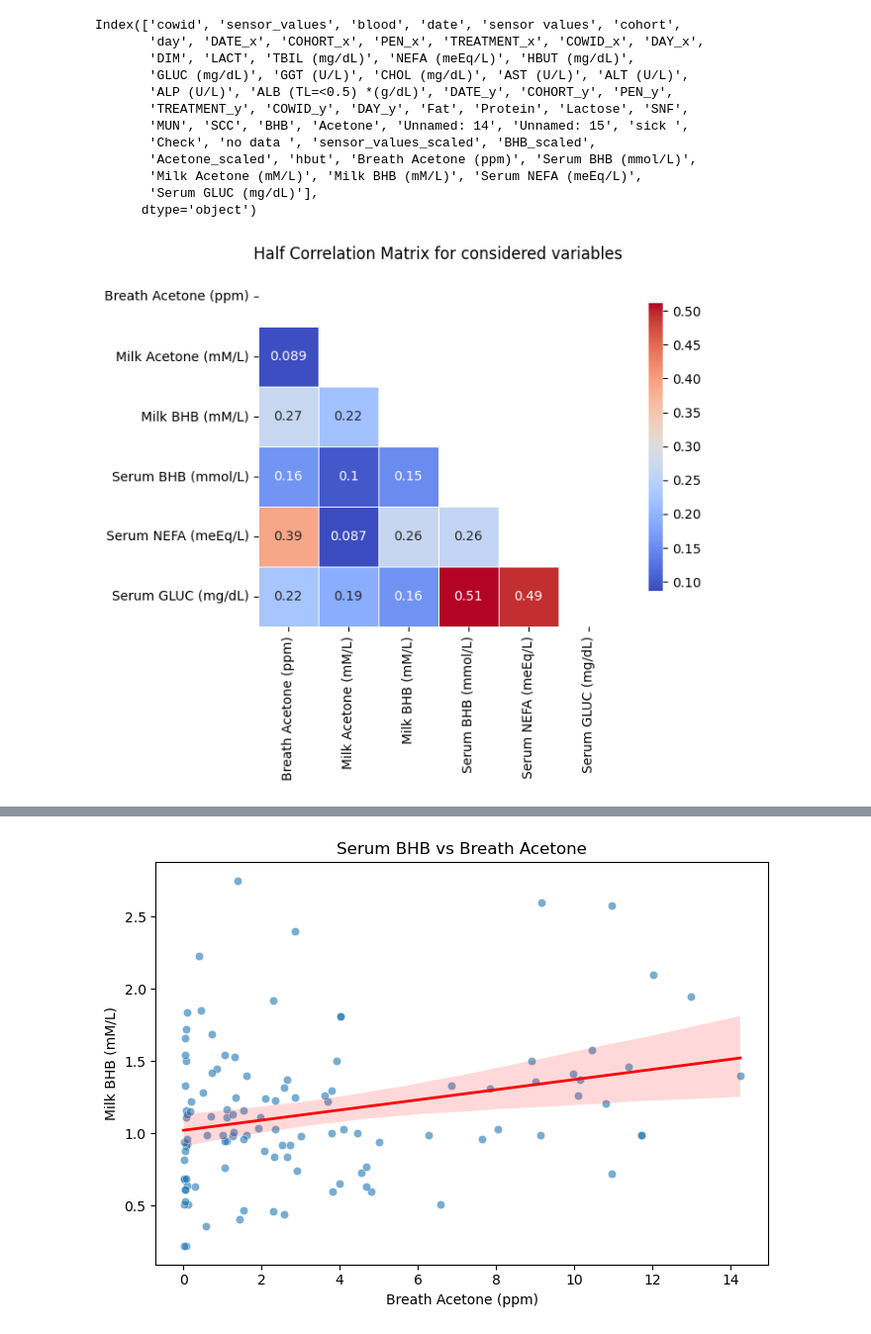
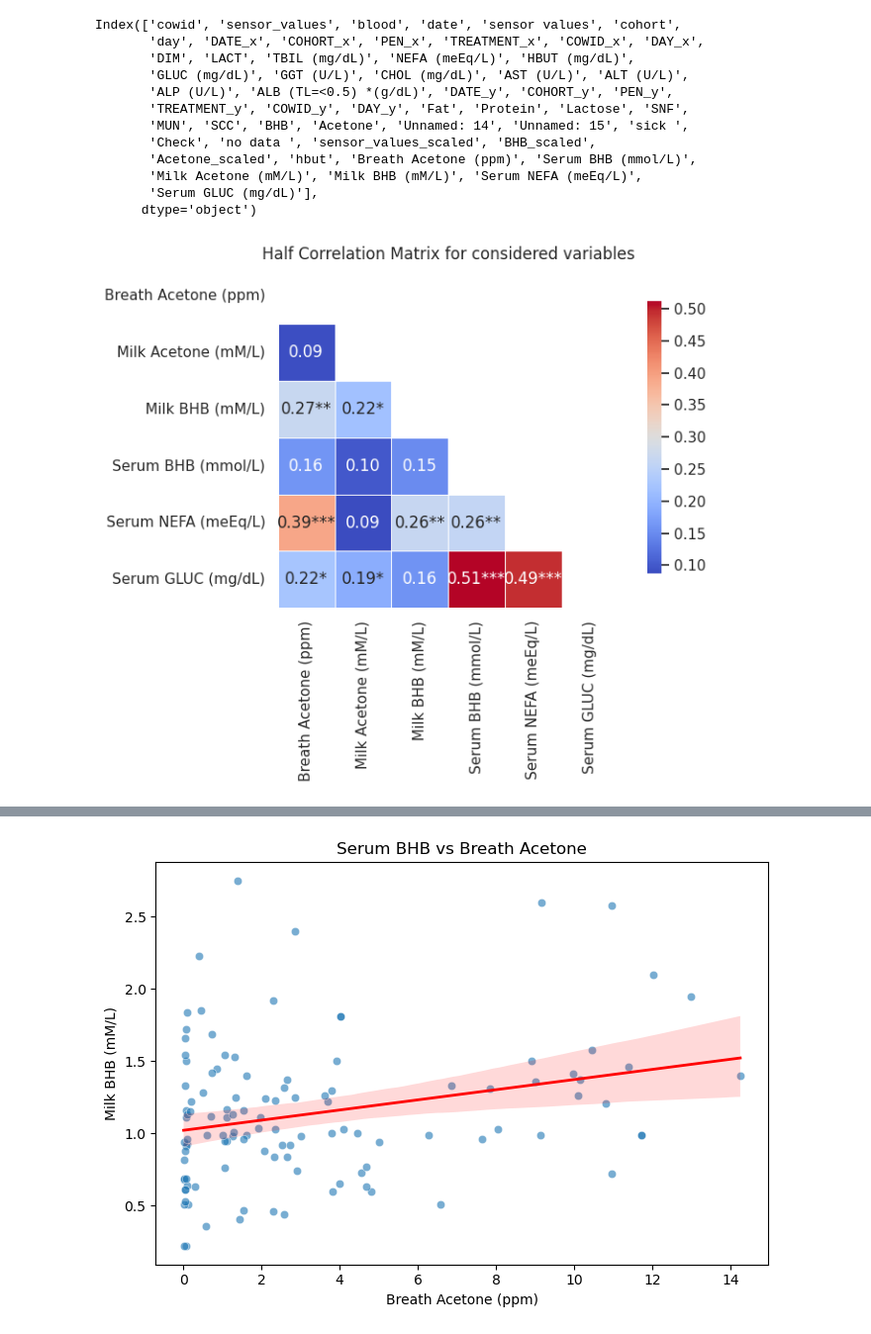
Before and after one commit to rajeshneupane7/ketosis_project, a Jupyter notebook: data_processing.ipynb, the cells around one changed output, grey strips where cells are left out. Shown at 99% size. Drawn from its saved outputs; the diff is of its cells as text; code cells hidden in the pictures.

```diff
--- a/data_processing.ipynb
+++ b/data_processing.ipynb
@@ -171,15 +171,82 @@ Index(['cowid', 'sensor_values', 'blood', 'date', 'sensor values', 'cohort',
 # %%
 import matplotlib.pyplot as plt
 import seaborn as sns
-matrix=merged_milk_df[[  'Breath Acetone (ppm)', 'Milk Acetone (mM/L)',
-       'Milk BHB (mM/L)', 'Serum BHB (mmol/L)', 'Serum NEFA (meEq/L)',
-       'Serum GLUC (mg/dL)'
-]].corr()
+import numpy as np
+import matplotlib.pyplot as plt
+import seaborn as sns
+import numpy as np
+import pandas as pd
+from scipy.stats import pearsonr
+
+COLS = [
+    'Breath Acetone (ppm)', 'Milk Acetone (mM/L)',
+    'Milk BHB (mM/L)', 'Serum BHB (mmol/L)',
+    'Serum NEFA (meEq/L)', 'Serum GLUC (mg/dL)'
+]
+
+DATA = merged_milk_df[COLS]
+
+# Correlation matrix (same as yours)
+matrix = DATA.corr()
+
+# -----------------------------
+# Compute p-values
+# -----------------------------
+PVAL = pd.DataFrame(np.ones_like(matrix), columns=matrix.columns, index=matrix.index)
+
+for i in range(len(COLS)):
+    for j in range(len(COLS)):
+        if i != j:
+            df_pair = DATA.iloc[:, [i, j]].dropna()
+            _, p = pearsonr(df_pair.iloc[:, 0], df_pair.iloc[:, 1])
+            PVAL.iloc[i, j] = p
+        else:
+            PVAL.iloc[i, j] = 0
+
+# -----------------------------
+# Function for stars
+# -----------------------------
+def stars(p):
+    if p < 0.001:
+        return '***'
+    elif p < 0.01:
+        return '**'
+    elif p < 0.05:
+        return '*'
+    else:
+        return ''
+
+# -----------------------------
+# Create annotation (r + stars)
+# -----------------------------
+ANNOT = matrix.copy().astype(str)
+
+for i in range(len(COLS)):
+    for j in range(len(COLS)):
+        r = matrix.iloc[i, j]
+        p = PVAL.iloc[i, j]
+        ANNOT.iloc[i, j] = f"{r:.2f}{stars(p)}"
+
+# -----------------------------
+# Your original plot + stars
+# -----------------------------
 mask = np.triu(np.ones_like(matrix, dtype=bool))
+
 plt.figure(figsize=(8, 6))
-sns.heatmap(matrix, mask=mask, annot=True, cmap='coolwarm', square=True, linewidths=.5, cbar_kws={"shrink": .8})
+
+sns.heatmap(
+    matrix,
+    mask=mask,
+    annot=ANNOT,   # <-- replaced annot=True
+    fmt="",
+    cmap='coolwarm',
+    square=True,
+    linewidths=.5,
+    cbar_kws={"shrink": .8}
+)
+
 plt.title('Half Correlation Matrix for considered variables')
 plt.tight_layout()
 plt.show()
 # %% [output]
-[figure, old version]
+[figure, new version]
```
Also changed, not shown: parts of 2 cells of this notebook, 1 other file.
